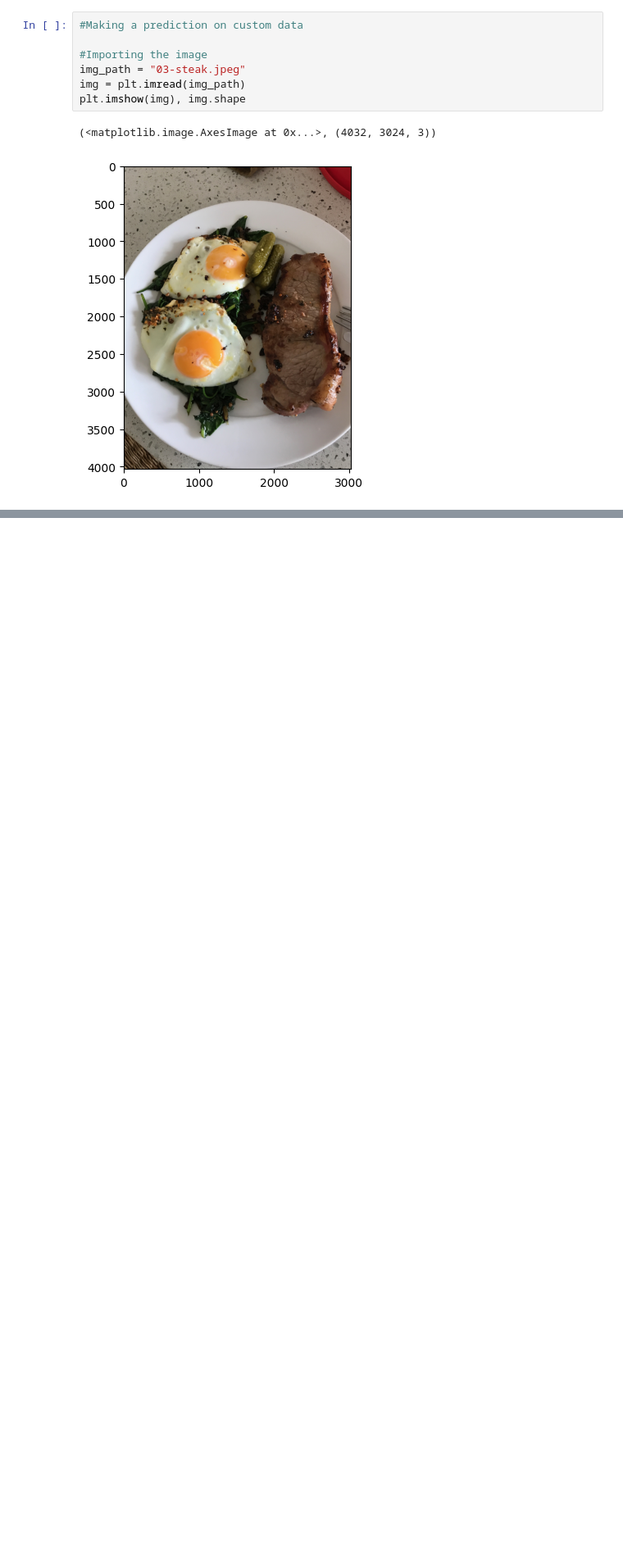
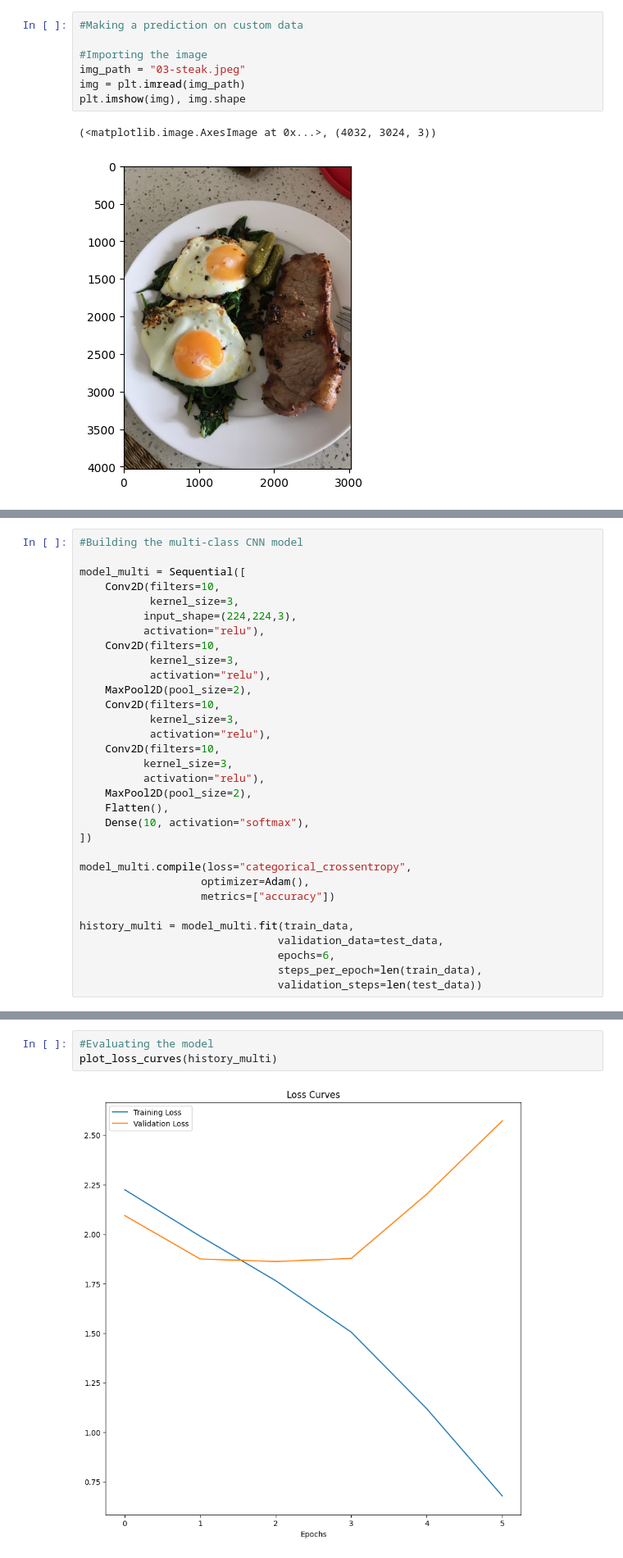
Before and after one commit to gunavc/TensorFlow, a Jupyter notebook: cnn-computer_vision.ipynb, the cells around one changed output, grey strips where cells are left out. Shown at 82% size. Saved outputs shown, nothing was run; the diff lists cells and outputs as text; blank space fills up the shorter version.

Commit message:
Added multi-class classification

```diff
--- a/cnn-computer_vision.ipynb
+++ b/cnn-computer_vision.ipynb
@@ -454,0 +483,32 @@ model_
+# %%
+#Building the multi-class CNN model
+
+model_multi = Sequential([
+    Conv2D(filters=10,
+           kernel_size=3,
+          input_shape=(224,224,3),
+          activation="relu"),
+    Conv2D(filters=10,
+           kernel_size=3,
+           activation="relu"),
+    MaxPool2D(pool_size=2),
+    Conv2D(filters=10,
+           kernel_size=3,
+           activation="relu"),
+    Conv2D(filters=10,
+          kernel_size=3,
+          activation="relu"),
+    MaxPool2D(pool_size=2),
+    Flatten(),
+    Dense(10, activation="softmax"),
+])
+
+model_multi.compile(loss="categorical_crossentropy",
+                   optimizer=Adam(),
+                   metrics=["accuracy"])
+
+history_multi = model_multi.fit(train_data,
+                               validation_data=test_data,
+                               epochs=6,
+                               steps_per_epoch=len(train_data),
+                               validation_steps=len(test_data))
@@ -454,0 +530,5 @@ model_
+# %%
+#Evaluating the model
+plot_loss_curves(history_multi)
+# %% [output]
+[figure, added]
```
Also changed, not shown: parts of 21 cells of this notebook, 1 other file.
